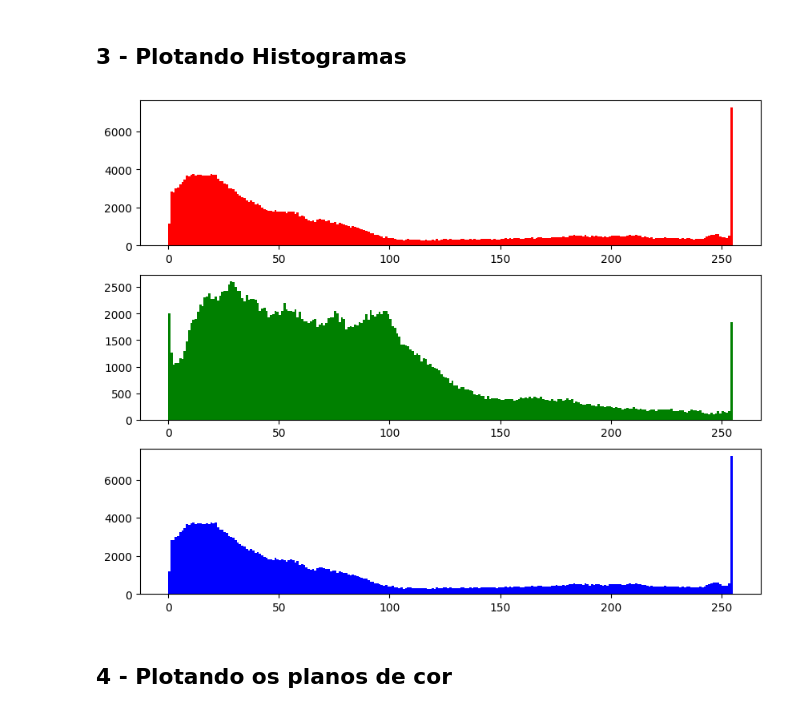
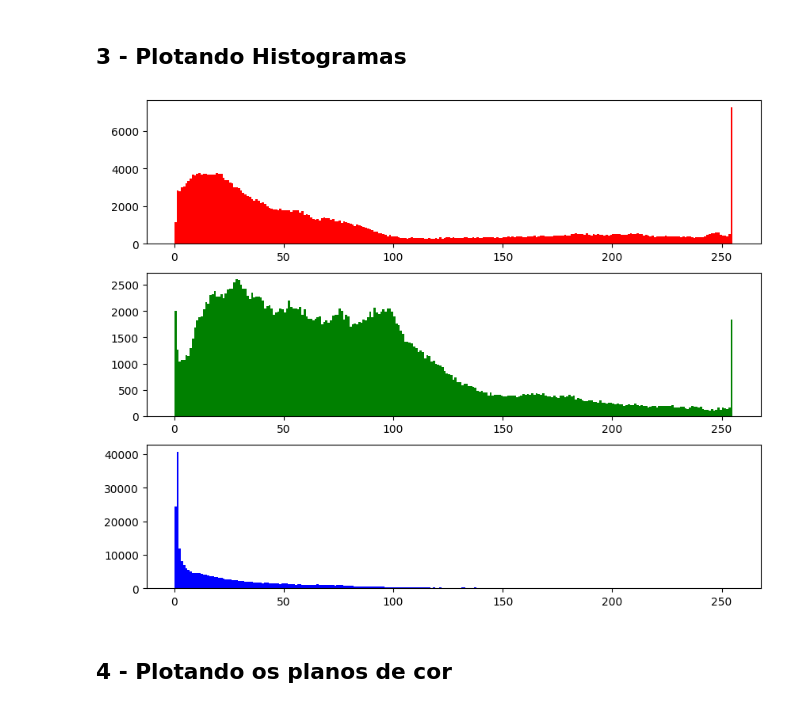
Before and after one commit to Xornotor/ENGG64-2023-2, a Jupyter notebook: ED7 - Imagens em Cores/AndrePaiva_ED7_Imagens_em_Cores.ipynb, the cells around one changed output. Drawn from its saved outputs; the diff is of its cells as text; code cells hidden in the pictures.

```diff
--- a/ED7 - Imagens em Cores/AndrePaiva_ED7_Imagens_em_Cores.ipynb
+++ b/ED7 - Imagens em Cores/AndrePaiva_ED7_Imagens_em_Cores.ipynb
@@ -27,11 +27,11 @@ flowers = Image.Read("flowers9.png", dtype='uint8')
 # %%
 fig, ax = plt.subplots(3, figsize=(10, 8))
 r_hist = ax[0].hist(flowers.image[:, :, 0].flatten(), color='red', range=(0,255), bins=255)
 g_hist = ax[1].hist(flowers.image[:, :, 1].flatten(), color='green', range=(0,255), bins=255)
-b_hist = ax[2].hist(flowers.image[:, :, 0].flatten(), color='blue', range=(0,255), bins=255)
+b_hist = ax[2].hist(flowers.image[:, :, 2].flatten(), color='blue', range=(0,255), bins=255)
 plt.show()
 # %% [output]
-[figure, old version]
+[figure, new version]
 # %% [markdown]
 ## 4 - Plotando os planos de cor
 # %%
```
